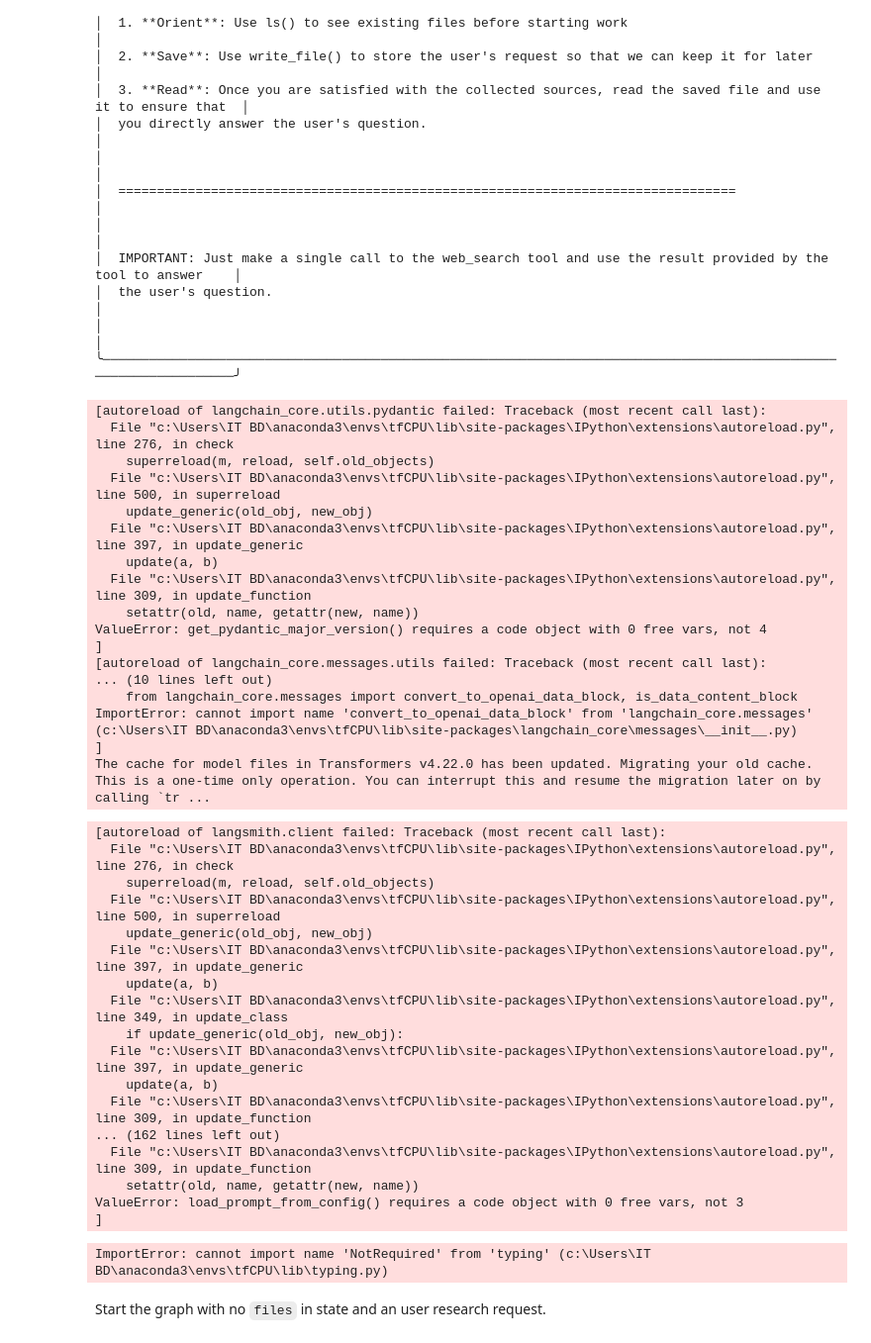
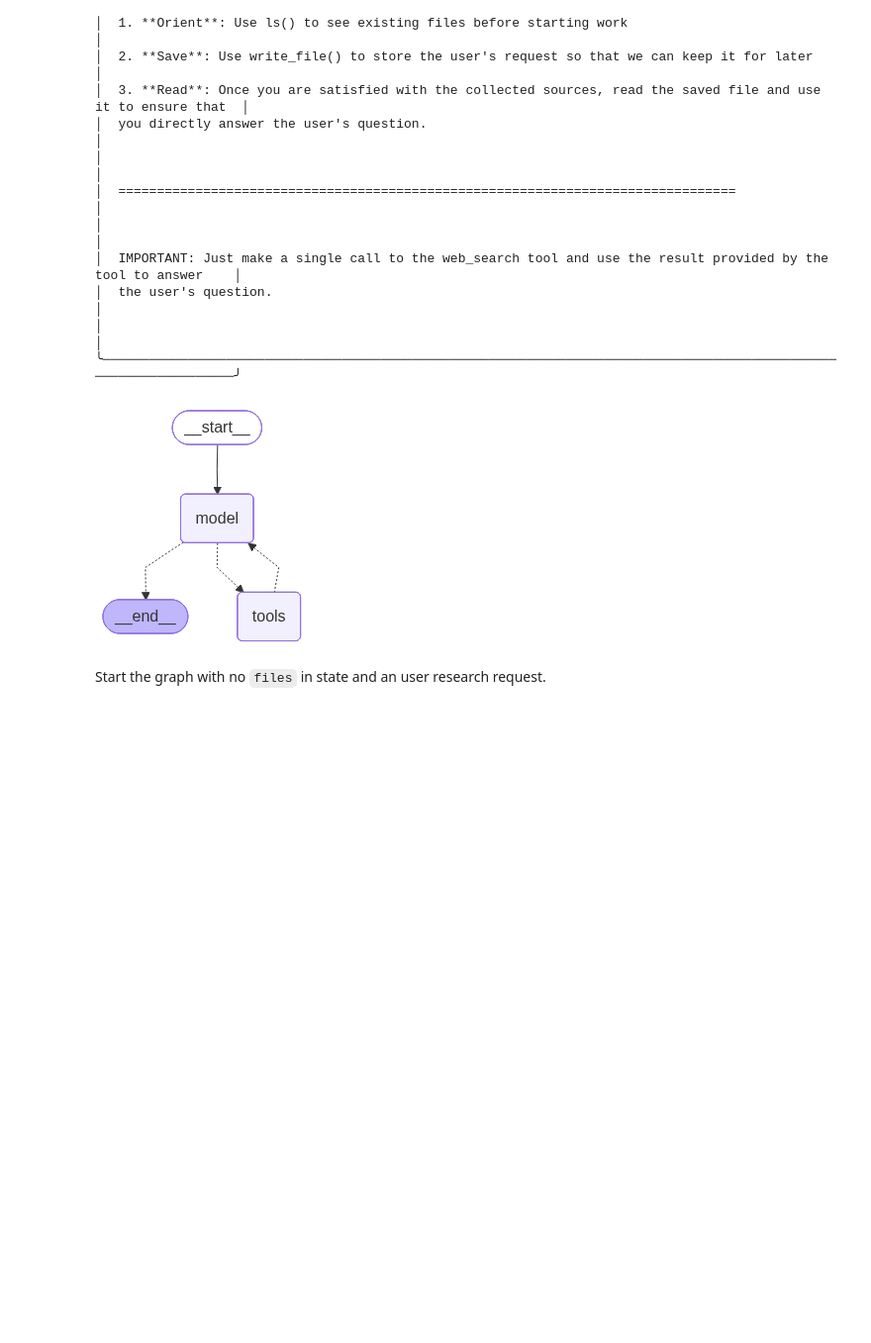
Before and after one commit to kinjal-AIML/End-to-End-Agentic-Ai-Automation-Lab, a Jupyter notebook: 13-e2e-Project-Deep-Agents-With-LangGraph/notebooks/2_files.ipynb, the cells around one changed output. Shown at 99% size. Drawn from its saved outputs; the diff is of its cells as text; code cells hidden in the pictures; blank space fills up the shorter version.

Commit message:
choose chatmodel as openai-4o

```diff
--- a/13-e2e-Project-Deep-Agents-With-LangGraph/notebooks/2_files.ipynb
+++ b/13-e2e-Project-Deep-Agents-With-LangGraph/notebooks/2_files.ipynb
@@ -287,6 +287,7 @@ from IPython.display import Image, display
 from langchain.chat_models import init_chat_model
 from langchain_core.tools import tool
 # from langgraph.prebuilt import create_react_agent
+
 
 from langchain.agents import create_agent
 from utils import format_messages
@@ -311,69 +312,35 @@ def web_search(
     """Search the web for information on a specific topic.
 
     This tool performs web searches and returns relevant results
     for the given query. Use this when you need to gather information from
     the internet about any topic.
 
     Args:
         query: The search query string. Be specific and clear about what
                information you're looking for.
 
     Returns:
         Search results from search engine.
 
     Example:
         web_search("machine learning applications in healthcare")
     """
     return search_result
 
 
 # Create agent using create_react_agent directly
-model = init_chat_model(model="anthropic:claude-sonnet-4-20250514", temperature=0.0)
+model = init_chat_model(model="openai:gpt-4o", temperature=0.0)
 tools = [ls, read_file, write_file, web_search]
 
 # Create agent with system prompt
 agent = create_agent(
     model, tools, system_prompt=INSTRUCTIONS, state_schema=DeepAgentState
 )
 
 # Show the agent
 display(Image(agent.get_graph(xray=True).draw_mermaid_png()))
 # %% [output]
-[autoreload of langchain_core.utils.pydantic failed: Traceback (most recent call last):
-  File "c:\Users\IT BD\anaconda3\envs\tfCPU\lib\site-packages\IPython\extensions\autoreload.py", line 276, in check
-    superreload(m, reload, self.old_objects)
-  File "c:\Users\IT BD\anaconda3\envs\tfCPU\lib\site-packages\IPython\extensions\autoreload.py", line 500, in superreload
-    update_generic(old_obj, new_obj)
-  File "c:\Users\IT BD\anaconda3\envs\tfCPU\lib\site-packages\IPython\extensions\autoreload.py", line 397, in update_generic
-    update(a, b)
-  File "c:\Users\IT BD\anaconda3\envs\tfCPU\lib\site-packages\IPython\extensions\autoreload.py", line 309, in update_function
-    setattr(old, name, getattr(new, name))
-ValueError: get_pydantic_major_version() requires a code object with 0 free vars, not 4
-]
-[autoreload of langchain_core.messages.utils failed: Traceback (most recent call last):
-... (10 lines left out)
-    from langchain_core.messages import convert_to_openai_data_block, is_data_content_block
-ImportError: cannot import name 'convert_to_openai_data_block' from 'langchain_core.messages' (c:\Users\IT BD\anaconda3\envs\tfCPU\lib\site-packages\langchain_core\messages\__init__.py)
-]
-The cache for model files in Transformers v4.22.0 has been updated. Migrating your old cache. This is a one-time only operation. You can interrupt this and resume the migration later on by calling `tr ...
-[autoreload of langsmith.client failed: Traceback (most recent call last):
-  File "c:\Users\IT BD\anaconda3\envs\tfCPU\lib\site-packages\IPython\extensions\autoreload.py", line 276, in check
-    superreload(m, reload, self.old_objects)
-  File "c:\Users\IT BD\anaconda3\envs\tfCPU\lib\site-packages\IPython\extensions\autoreload.py", line 500, in superreload
-    update_generic(old_obj, new_obj)
-  File "c:\Users\IT BD\anaconda3\envs\tfCPU\lib\site-packages\IPython\extensions\autoreload.py", line 397, in update_generic
-    update(a, b)
-  File "c:\Users\IT BD\anaconda3\envs\tfCPU\lib\site-packages\IPython\extensions\autoreload.py", line 349, in update_class
-    if update_generic(old_obj, new_obj):
-  File "c:\Users\IT BD\anaconda3\envs\tfCPU\lib\site-packages\IPython\extensions\autoreload.py", line 397, in update_generic
-    update(a, b)
-  File "c:\Users\IT BD\anaconda3\envs\tfCPU\lib\site-packages\IPython\extensions\autoreload.py", line 309, in update_function
-... (162 lines left out)
-  File "c:\Users\IT BD\anaconda3\envs\tfCPU\lib\site-packages\IPython\extensions\autoreload.py", line 309, in update_function
-    setattr(old, name, getattr(new, name))
-ValueError: load_prompt_from_config() requires a code object with 0 free vars, not 3
-]
-ImportError: cannot import name 'NotRequired' from 'typing' (c:\Users\IT BD\anaconda3\envs\tfCPU\lib\typing.py)
+[figure, added]
 # %% [markdown]
 Start the graph with no `files` in state and an user research request.
 # %%
```
